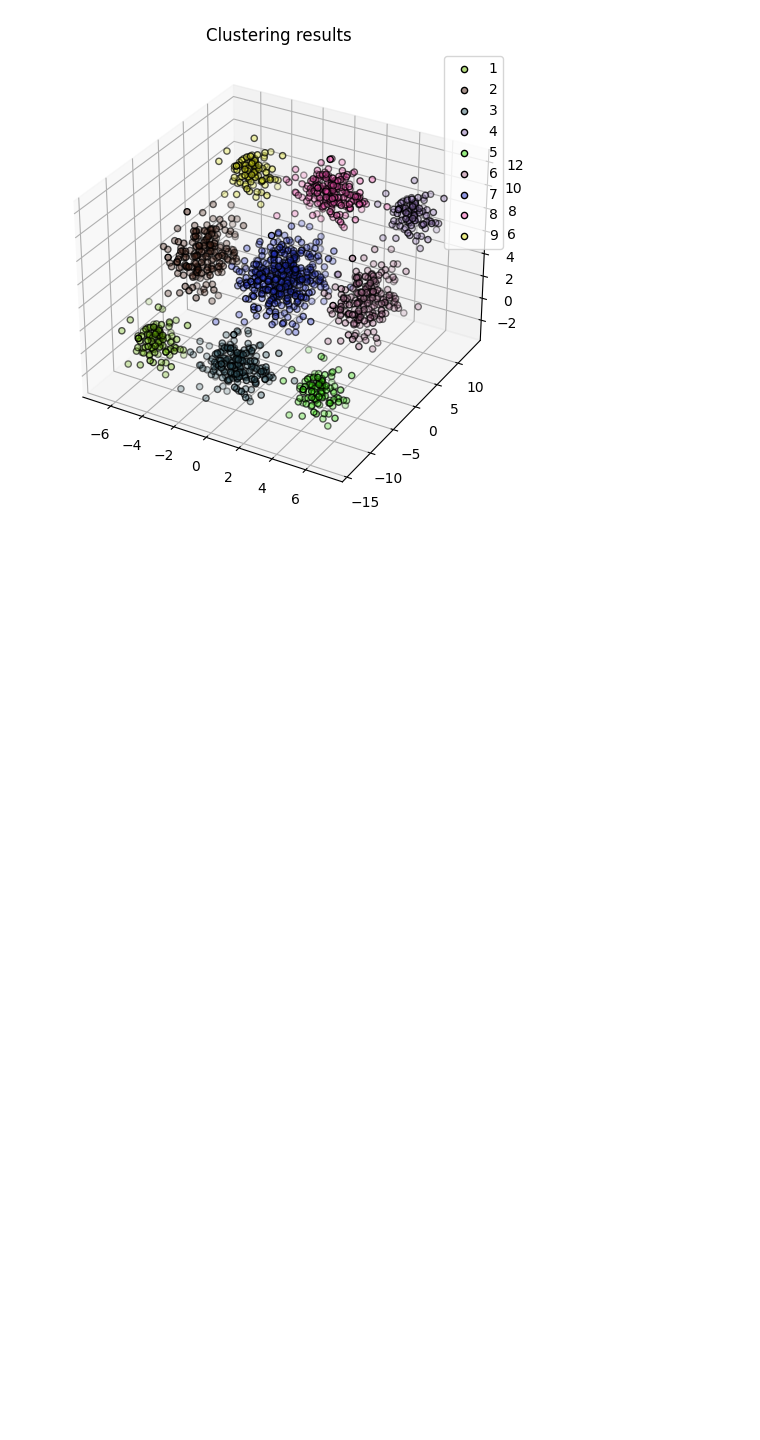
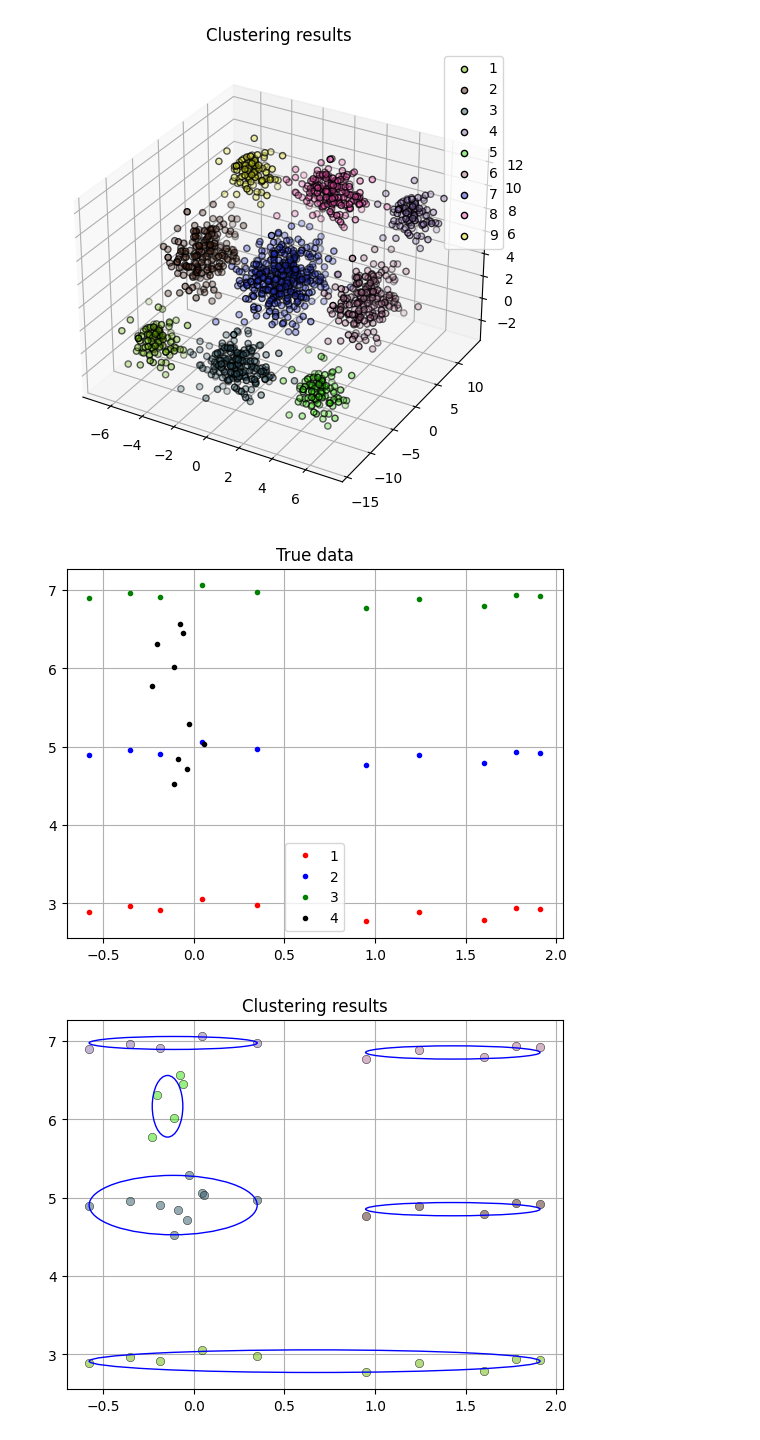
Before and after one commit to AronFreyr/data_mining_project, a Jupyter notebook: rgmm_clustering_notebook.ipynb, the cells around one changed output. Cells and saved outputs as stored; diff of their text form; code cells hidden in the pictures; blank space fills up the shorter version.

Commit message:
little data

```diff
--- a/rgmm_clustering_notebook.ipynb
+++ b/rgmm_clustering_notebook.ipynb
@@ -93,3 +93,12 @@ rgmm.plot_predictions()
 # %% [output]
 [figure]
 [figure]
+# %%
+X = data_example_2_2()
+rgmm = RobustGMM()
+rgmm.fit(X)
+rgmm.make_clusters()
+rgmm.plot_predictions()
+# %% [output]
+[figure, added]
+[figure, added]
```
Also changed, not shown: parts of 1 cell of this notebook, 1 other file.
